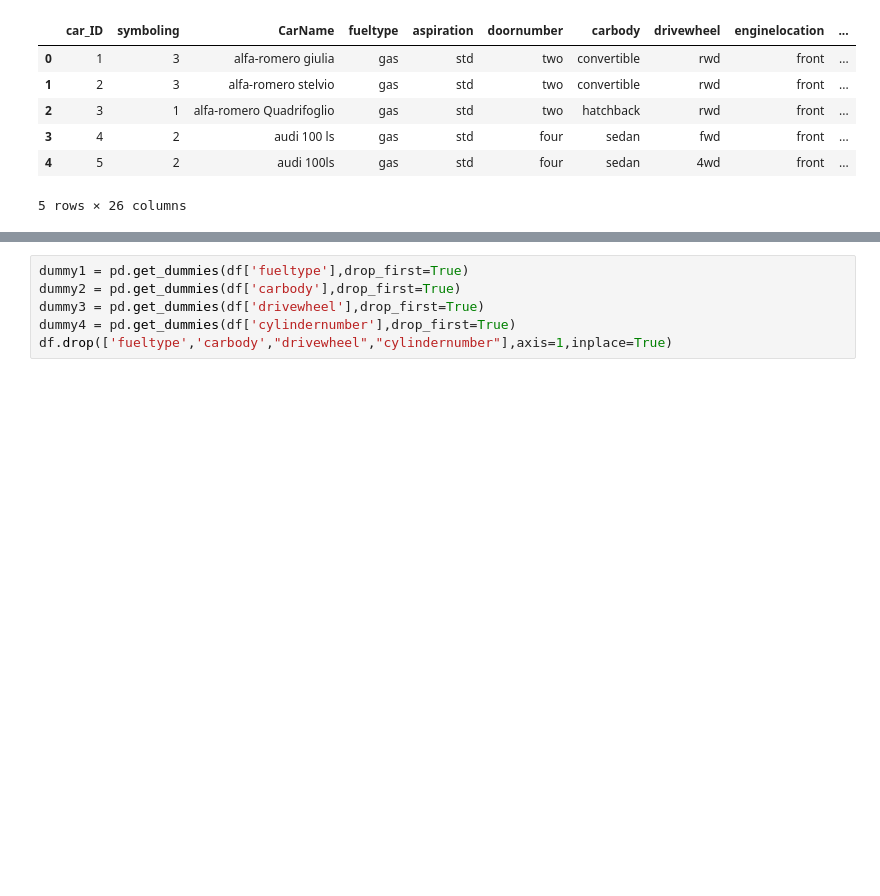
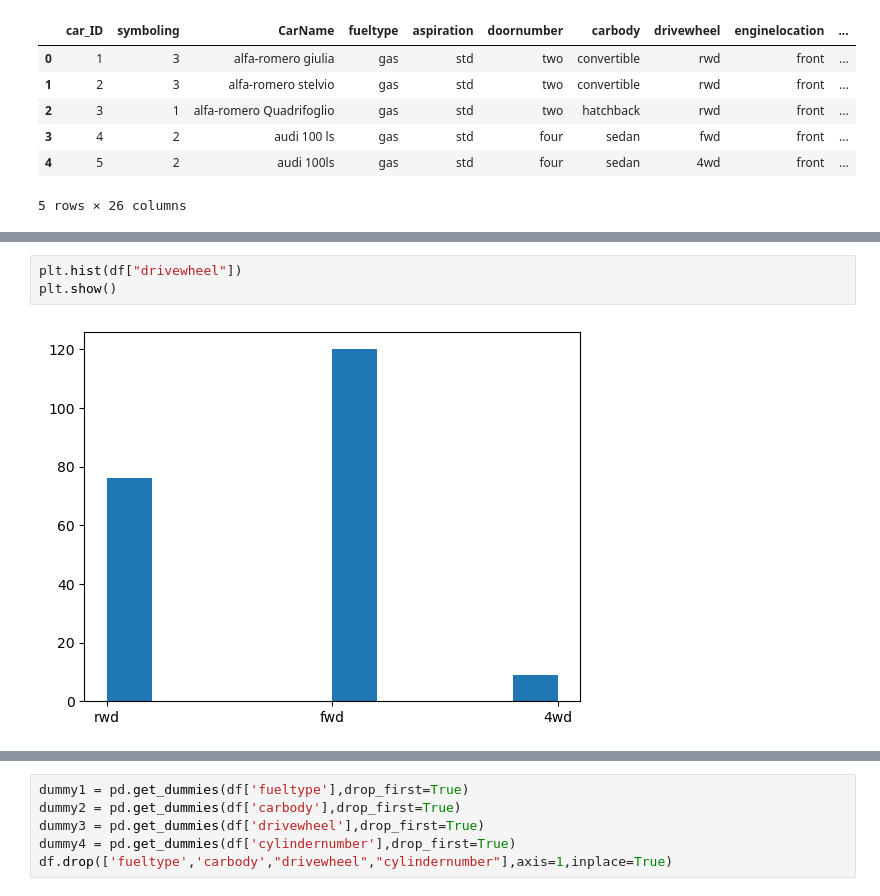
Before and after one commit to ProgrammingKoala/SUML, a Jupyter notebook: src/RandomForestRegressor1.ipynb, the cells around one changed output, grey strips where cells are left out. Saved outputs shown, nothing was run; the diff lists cells and outputs as text; blank space fills up the shorter version.

```diff
--- a/src/RandomForestRegressor1.ipynb
+++ b/src/RandomForestRegressor1.ipynb
@@ -25,0 +32,5 @@ plt.show()
+# %%
+plt.hist(df["drivewheel"])
+plt.show()
+# %% [output]
+[figure, added]
```
Also changed, not shown: parts of 7 cells of this notebook.
